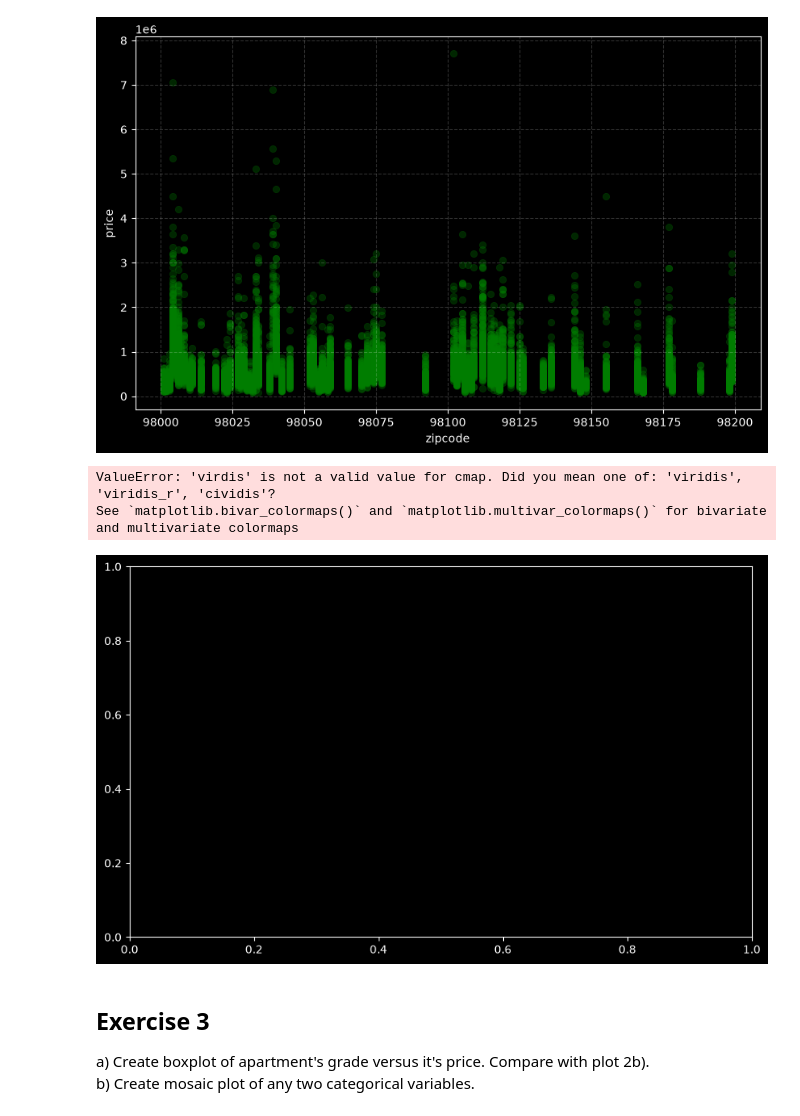
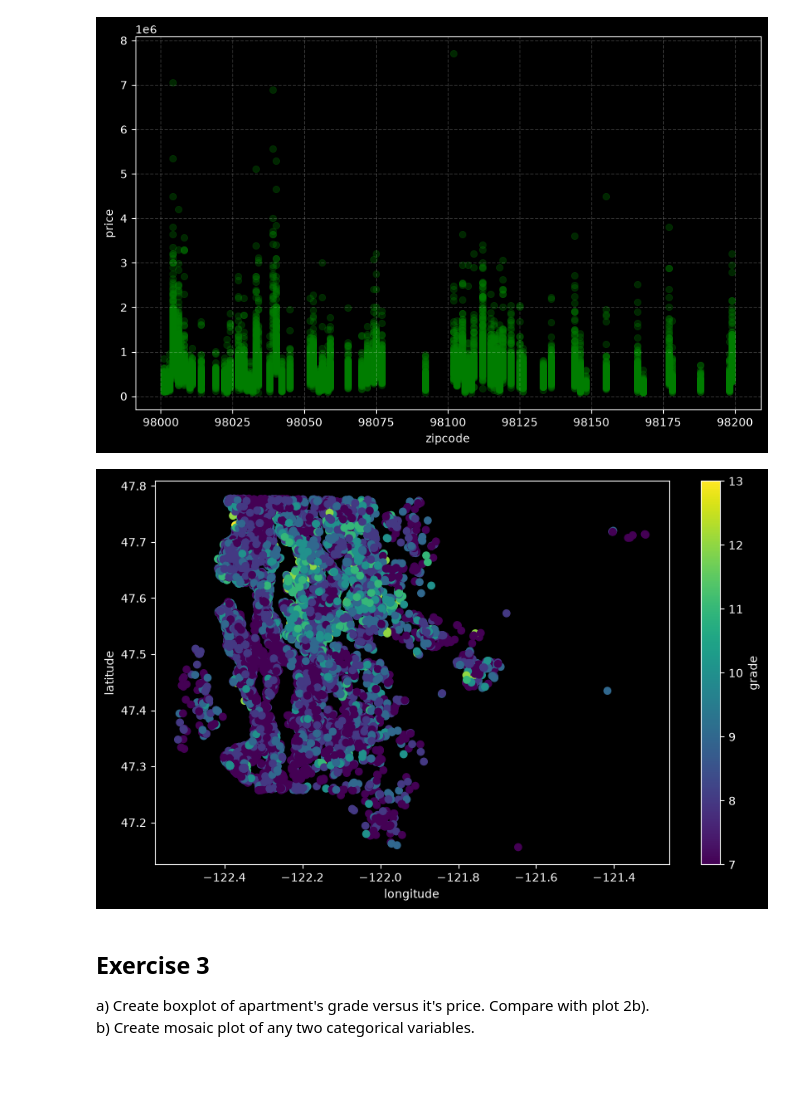
Before and after one commit to Maxiur/DataScience, a Jupyter notebook: Task1/Assignment_DataExploration_without_code.ipynb, the cells around one changed output. Cells and saved outputs as stored; diff of their text form; code cells hidden in the pictures; blank space fills up the shorter version.

```diff
--- a/Task1/Assignment_DataExploration_without_code.ipynb
+++ b/Task1/Assignment_DataExploration_without_code.ipynb
@@ -116,16 +116,14 @@ plt.show()
 # %%
 #Your code:
 plt.figure(figsize=(10,6))
 good_df = df[df['grade'] >= 7]
-scatter = plt.scatter('long', 'lat', c='grade', cmap='virdis', data=good_df)
+scatter = plt.scatter('long', 'lat', c='grade', cmap='viridis', data=good_df)
 plt.xlabel("longitude")
 plt.ylabel("latitude")
 plt.colorbar(scatter, label='grade')
 plt.show()
 # %% [output]
-ValueError: 'virdis' is not a valid value for cmap. Did you mean one of: 'viridis', 'viridis_r', 'cividis'?
-See `matplotlib.bivar_colormaps()` and `matplotlib.multivar_colormaps()` for bivariate and multivariate colormaps
-[figure, old version]
+[figure, new version]
 # %% [markdown]
 ## Exercise 3
 a) Create boxplot of apartment's grade versus it's price. Compare with plot 2b).
```
Also changed, not shown: parts of 8 cells of this notebook.
